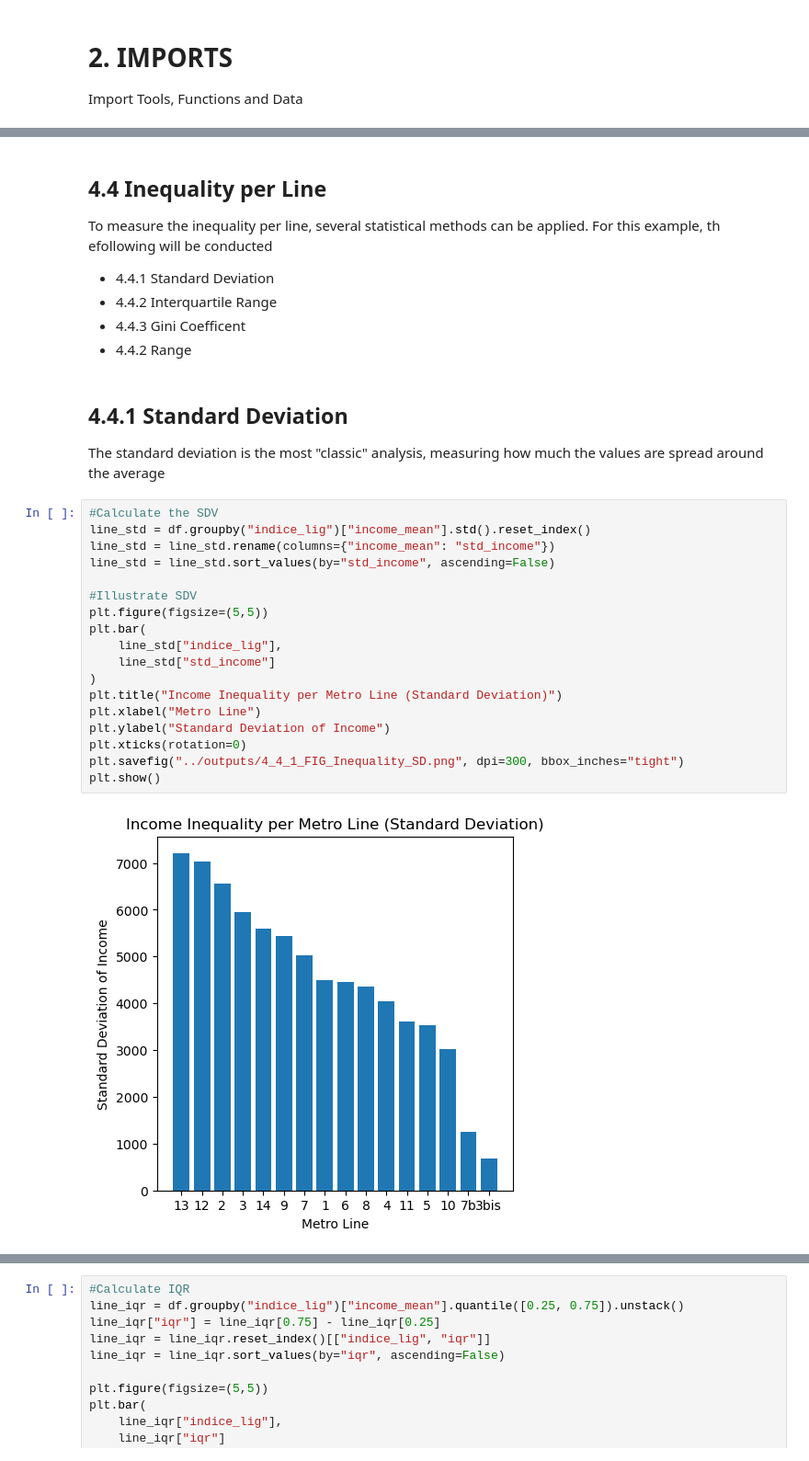
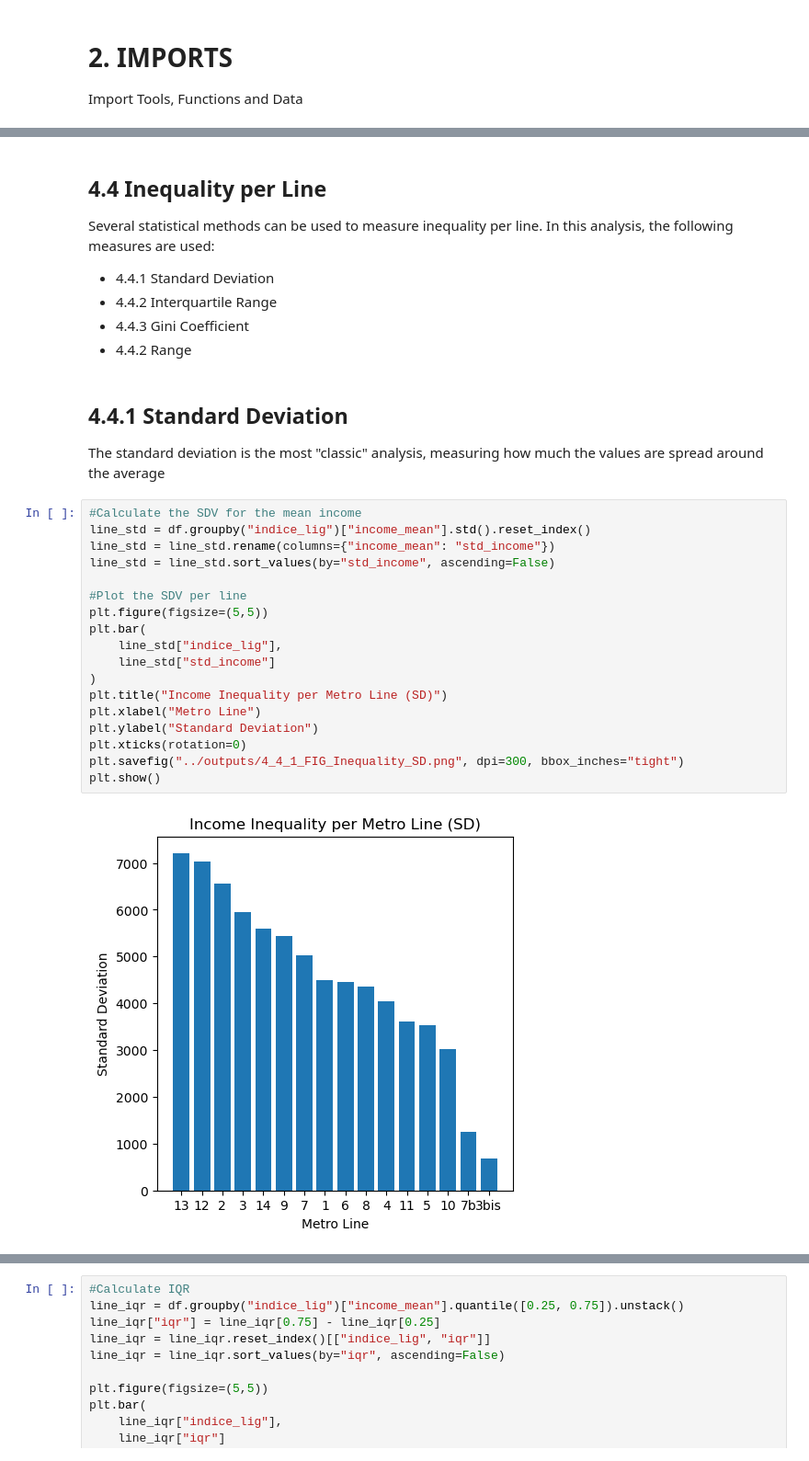
Before and after one commit to tomixmeier/ParisMetro, a Jupyter notebook: notebooks/analysis.ipynb, the cells around one changed output, grey strips where cells are left out. Shown at 92% size. Drawn from its saved outputs; the diff is of its cells as text.

```diff
--- a/notebooks/analysis.ipynb
+++ b/notebooks/analysis.ipynb
@@ -428,34 +411,34 @@ m = metro_lines_income.explore(
 m.save("../outputs/4_3_MAP_income_lines.html")
 # %% [markdown]
 ## 4.4 Inequality per Line
-To measure the inequality per line, several statistical methods can be applied.
-For this example, th efollowing will be conducted
+Several statistical methods can be used to measure inequality per line.
+In this analysis, the following measures are used:
 
 - 4.4.1 Standard Deviation
 - 4.4.2 Interquartile Range
-- 4.4.3 Gini Coefficent
+- 4.4.3 Gini Coefficient
 - 4.4.2 Range
 # %% [markdown]
 ## 4.4.1 Standard Deviation
 The standard deviation is the most "classic" analysis, measuring how much the values are spread around the average
 # %%
-#Calculate the SDV
+#Calculate the SDV for the mean income
 line_std = df.groupby("indice_lig")["income_mean"].std().reset_index()
 line_std = line_std.rename(columns={"income_mean": "std_income"})
 line_std = line_std.sort_values(by="std_income", ascending=False)
 
-#Illustrate SDV
+#Plot the SDV per line
 plt.figure(figsize=(5,5))
 plt.bar(
     line_std["indice_lig"],
     line_std["std_income"]
 )
-plt.title("Income Inequality per Metro Line (Standard Deviation)")
+plt.title("Income Inequality per Metro Line (SD)")
 plt.xlabel("Metro Line")
-plt.ylabel("Standard Deviation of Income")
+plt.ylabel("Standard Deviation")
 plt.xticks(rotation=0)
 plt.savefig("../outputs/4_4_1_FIG_Inequality_SD.png", dpi=300, bbox_inches="tight")
 plt.show()
 # %% [output]
-[figure, old version]
+[figure, new version]
 # %% [markdown]
```
Also changed, not shown: parts of 70 cells of this notebook, 33 other files.
